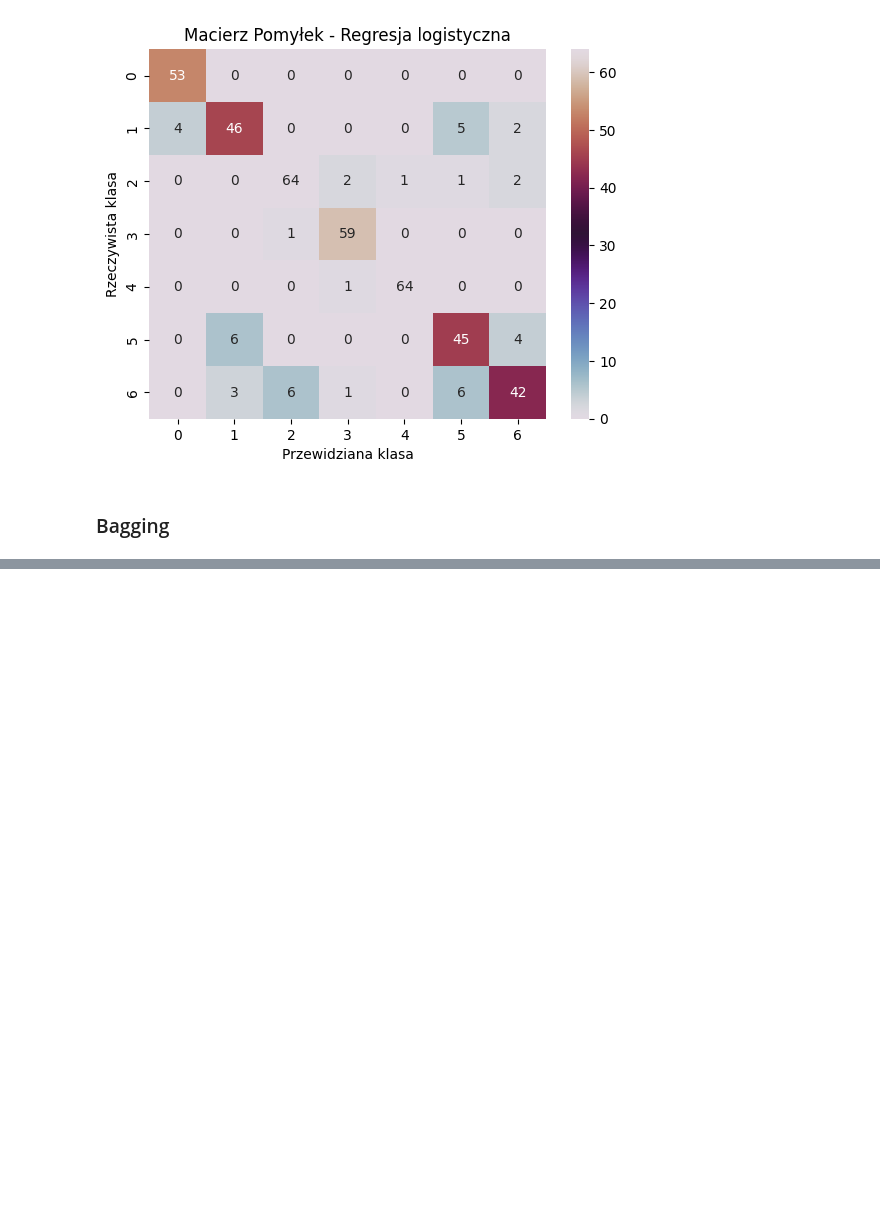
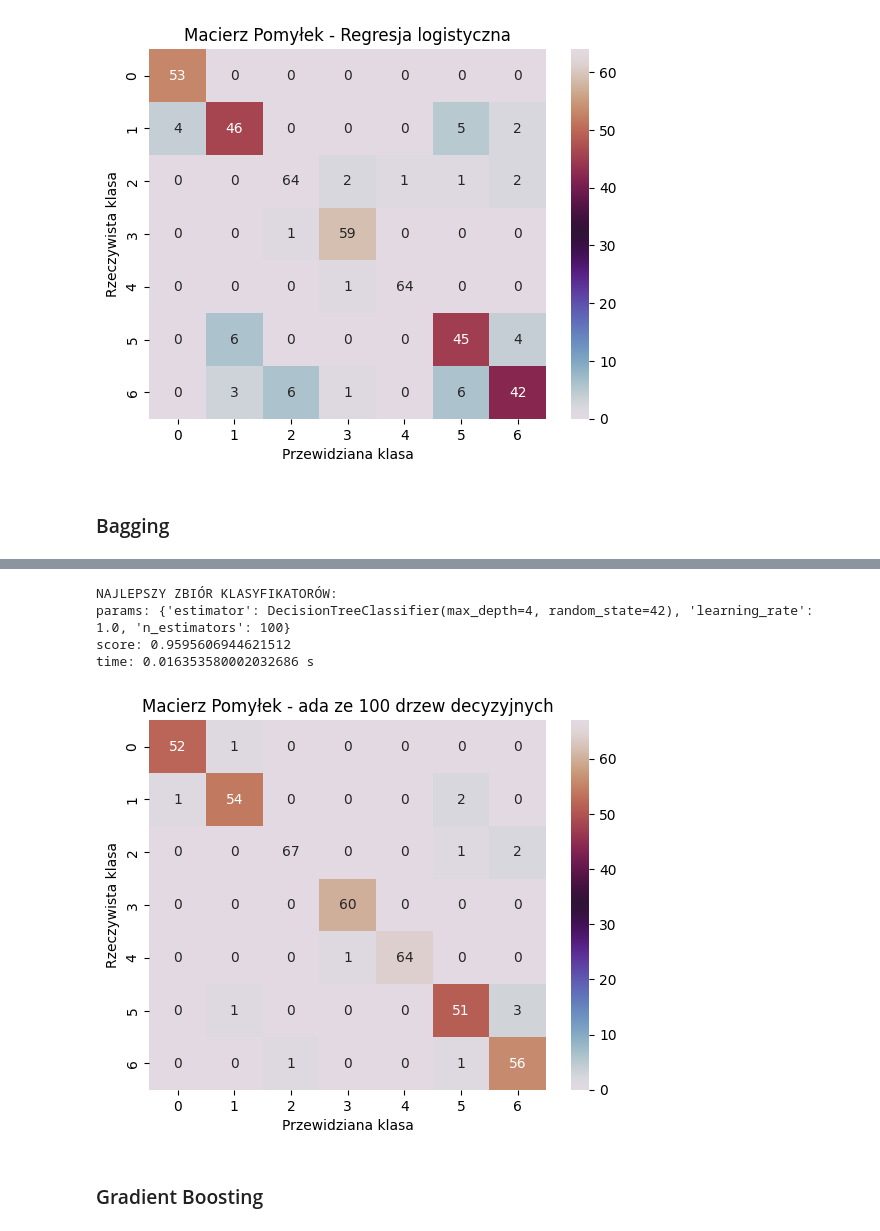
Before and after one commit to Zajecia-na-PWr-LR/lista-5-swientyk, a Jupyter notebook: lab05-ensemble.ipynb, the cells around one changed output, grey strips where cells are left out. Cells and saved outputs as stored; diff of their text form; code cells hidden in the pictures; blank space fills up the shorter version.

```diff
--- a/lab05-ensemble.ipynb
+++ b/lab05-ensemble.ipynb
@@ -457,0 +482,18 @@ czas: 0.034538128999884066
+# %%
+ada_param_grid = {
+    'estimator': [base_shallow_tree, base_logreg],
+    'n_estimators': [10, 25, 50, 100],
+    'learning_rate': [0.01, 0.2, 0.5, 1.0]
+}
+
+ada_grid_search = GridSearchCV(
+    estimator=AdaBoostClassifier(random_state=42),
+    param_grid=ada_param_grid,
+    scoring=scoring_metrics,
+    refit='Recall',
+    cv=cv,
+    n_jobs=-1,
+    verbose=1
+)
+
+ada_grid_search.fit(X_train, y_train)
@@ -457,0 +516,27 @@ czas: 0.034538128999884066
+# %%
+best_ada_model = ada_grid_search.best_estimator_
+
+start_time = time.perf_counter()
+pred_ada = best_ada_model.predict(X_test)
+end_time = time.perf_counter()
+
+
+print('NAJLEPSZY ZBIÓR KLASYFIKATORÓW:')
+print(f'params: {ada_grid_search.best_params_}')
+print(f'score: {ada_grid_search.best_score_}')
+print(f'time: {end_time-start_time} s')
+# %% [output]
+NAJLEPSZY ZBIÓR KLASYFIKATORÓW:
+params: {'estimator': DecisionTreeClassifier(max_depth=4, random_state=42), 'learning_rate': 1.0, 'n_estimators': 100}
+score: 0.9595606944621512
+time: 0.016353580002032686 s
+# %%
+sns.heatmap(confusion_matrix(y_test, pred_ada), annot=True, fmt='d', cmap='twilight')
+plt.title('Macierz Pomyłek - ada ze 100 drzew decyzyjnych')
+plt.xlabel('Przewidziana klasa')
+plt.ylabel('Rzeczywista klasa')
+plt.show()
+# %% [output]
+[figure, added]
+# %% [markdown]
+### Gradient Boosting
```
Also changed, not shown: parts of 25 cells of this notebook.
